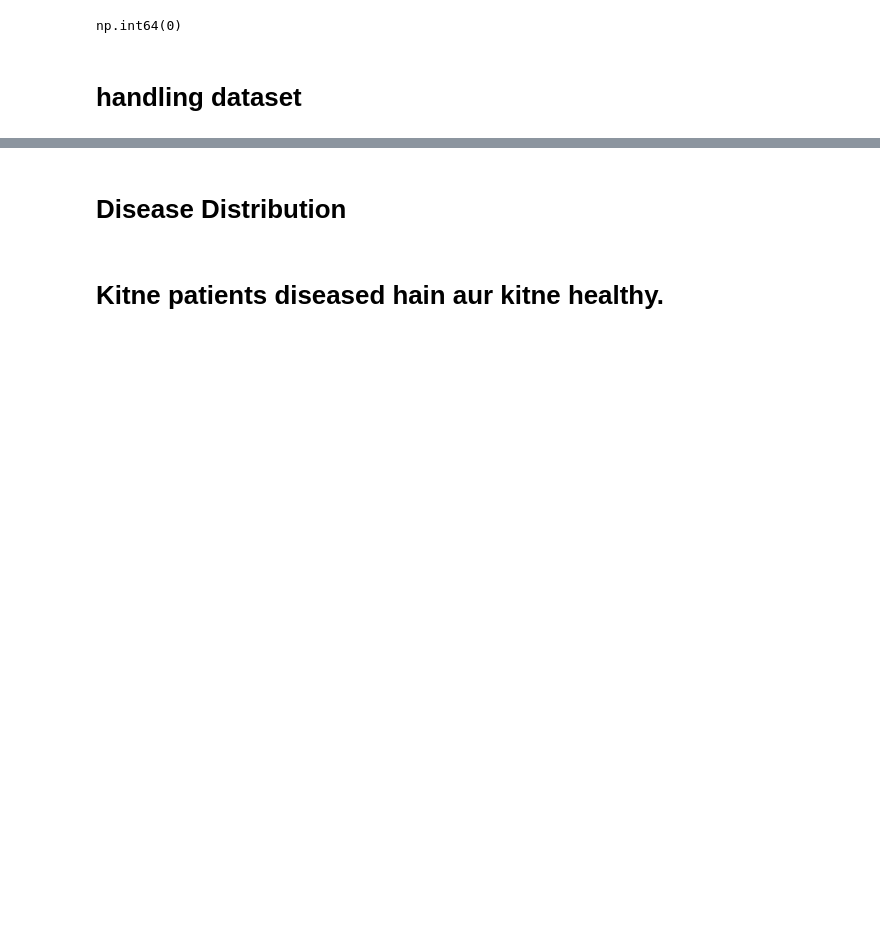
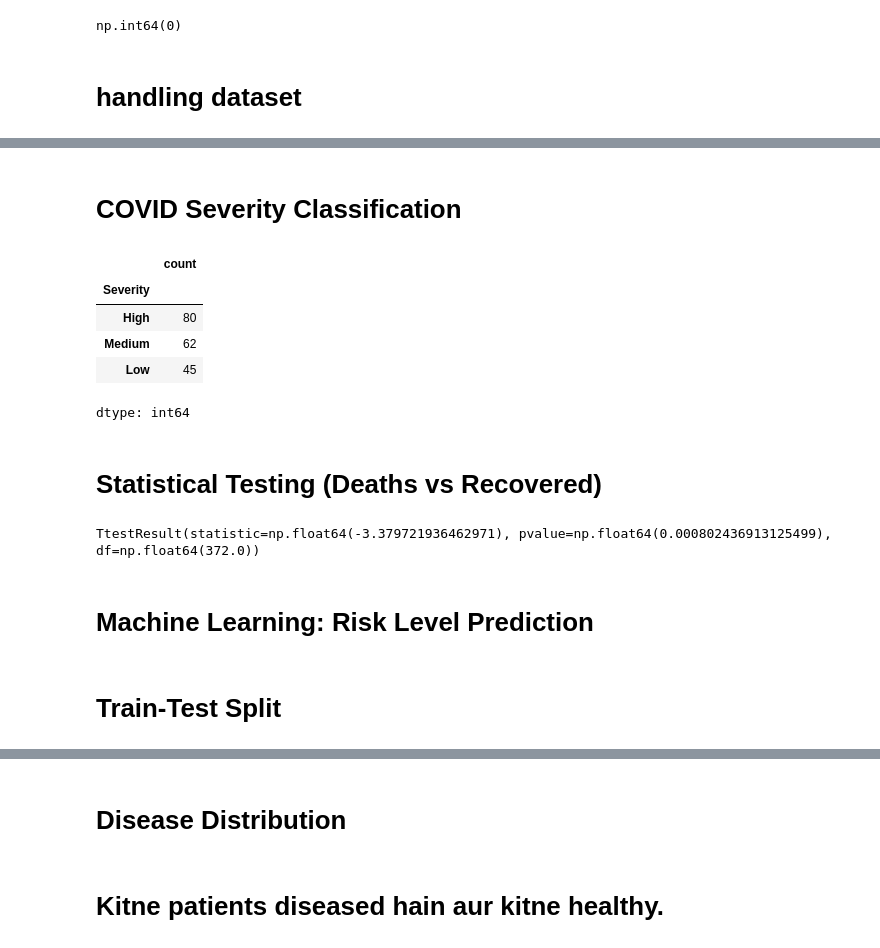
Before and after one commit to usama488/Data-science, a Jupyter notebook: COVID_19.ipynb, the cells around one changed output, grey strips where cells are left out. Cells and saved outputs as stored; diff of their text form; code cells hidden in the pictures; blank space fills up the shorter version.

```diff
--- a/COVID_19.ipynb
+++ b/COVID_19.ipynb
@@ -117,0 +155,24 @@ df = df.dropna()
+# %% [markdown]
+# COVID Severity Classification
+# %%
+df['Severity'] = pd.cut(df['Confirmed'],
+bins=[0, 1000, 10000, df['Confirmed'].max()],
+labels=['Low', 'Medium', 'High'])
+
+
+df['Severity'].value_counts()
+# %% [output]
+|  | count |
+| Severity |  |
+| High | 80 |
+| Medium | 62 |
+| Low | 45 |
+dtype: int64
+# %% [markdown]
+# Statistical Testing (Deaths vs Recovered)
+# %%
+ttest_ind(df['Deaths'], df['Recovered'])
+# %% [output]
+TtestResult(statistic=np.float64(-3.379721936462971), pvalue=np.float64(0.000802436913125499), df=np.float64(372.0))
+# %% [markdown]
+# Machine Learning: Risk Level Prediction
@@ -117,0 +182,2 @@ df = df.dropna()
+# %% [markdown]
+# Train-Test Split
```
Also changed, not shown: parts of 11 cells of this notebook.
